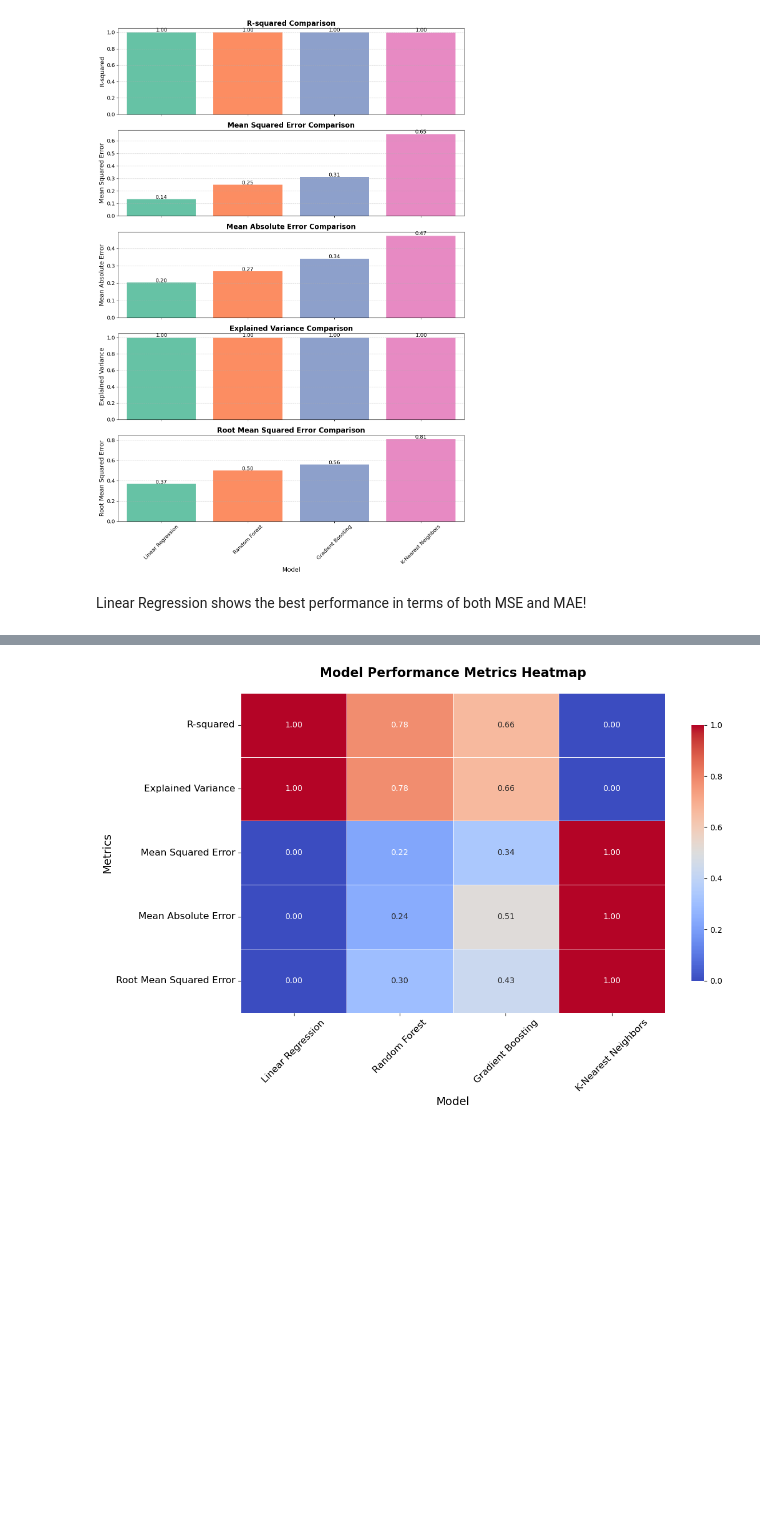
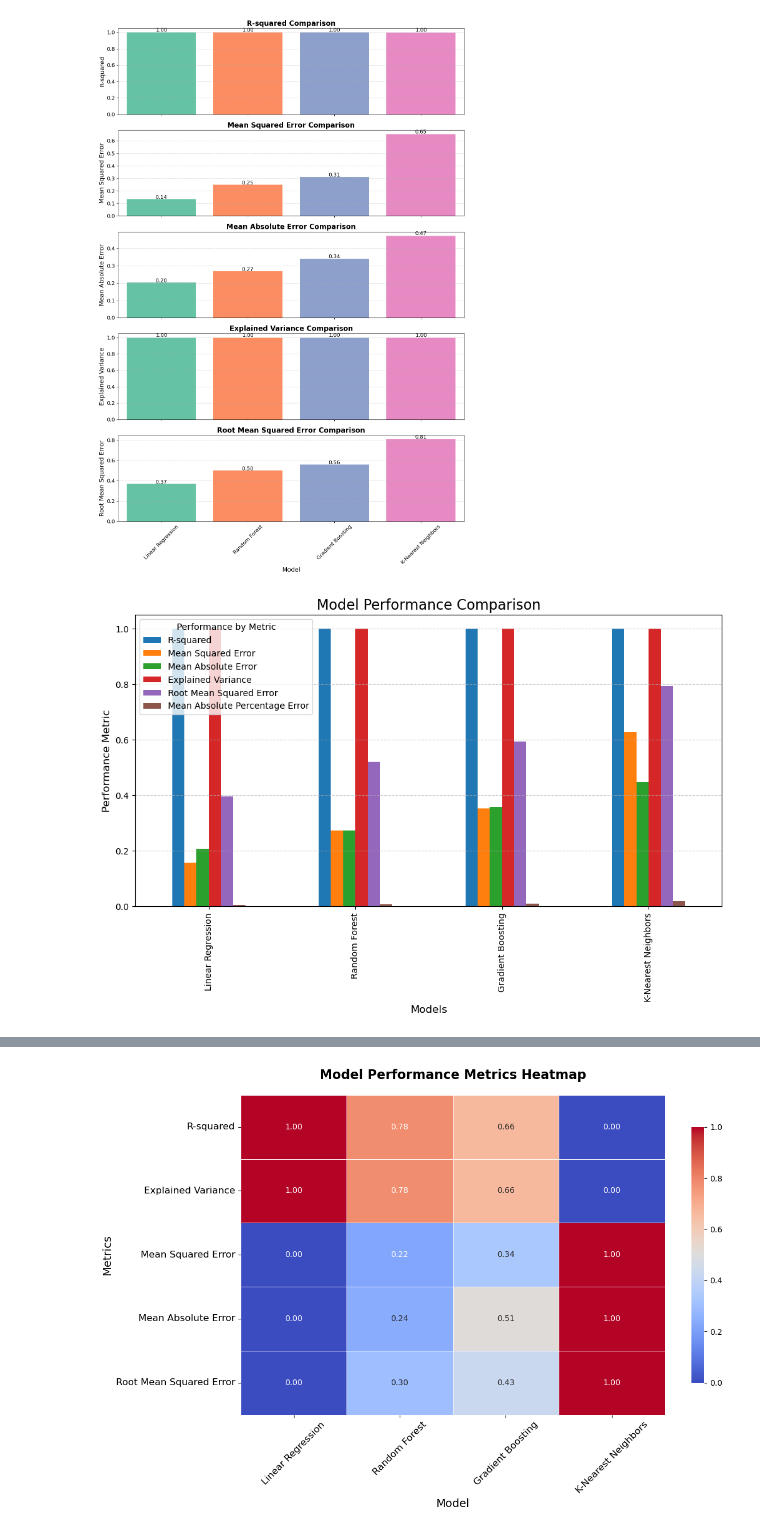
Before and after one commit to ElifSurucu/Google-Stock-Market-Data, a Jupyter notebook: Machine_Learning.ipynb, the cells around one changed output, grey strips where cells are left out. Cells and saved outputs as stored; diff of their text form; code cells hidden in the pictures; blank space fills up the shorter version.

```diff
--- a/Machine_Learning.ipynb
+++ b/Machine_Learning.ipynb
@@ -132,3 +135,8 @@ max    1.650833e+09  2024.000000     9.215500    12.000000
+# %%
+
+data['Momentum'] = data['Adj Close'] - data['Adj Close'].shift(1)
+data['Daily_Change'] = data['Adj Close'].pct_change()
+data.fillna(0, inplace=True)
 # %%
 # Convert 'Date' column to datetime format
 data['Date'] = pd.to_datetime(data['Date'])
@@ -332,4 +347,8 @@ for model_name, model in models.items():
 results_df = pd.DataFrame(results).T
 results_df = results_df.sort_values(by="R-squared", ascending=False)  # Sort by R-squared score for comparison
 print(results_df)
+
+results_df['Mean Absolute Percentage Error'] = [
+    mean_absolute_percentage_error(y_test, model.predict(X_test)) for model in models.values()
+]
 # %% [output]
@@ -401,5 +420,14 @@ plt.tight_layout()
 plt.show()
 # %% [output]
 [figure]
-# %% [markdown]
-Linear Regression shows the best performance in terms of both MSE and MAE!
+# %%
+# Visualize model performances
+results_df.plot(kind='bar', figsize=(12, 6))
+plt.title("Model Performance Comparison", fontsize=16)
+plt.xlabel("Models", fontsize=12)
+plt.ylabel("Performance Metric", fontsize=12)
+plt.grid(axis='y', linestyle='--', alpha=0.6)
+plt.legend(title="Performance by Metric")
+plt.show()
+# %% [output]
+[figure, added]
```
Also changed, not shown: parts of 18 cells of this notebook.
